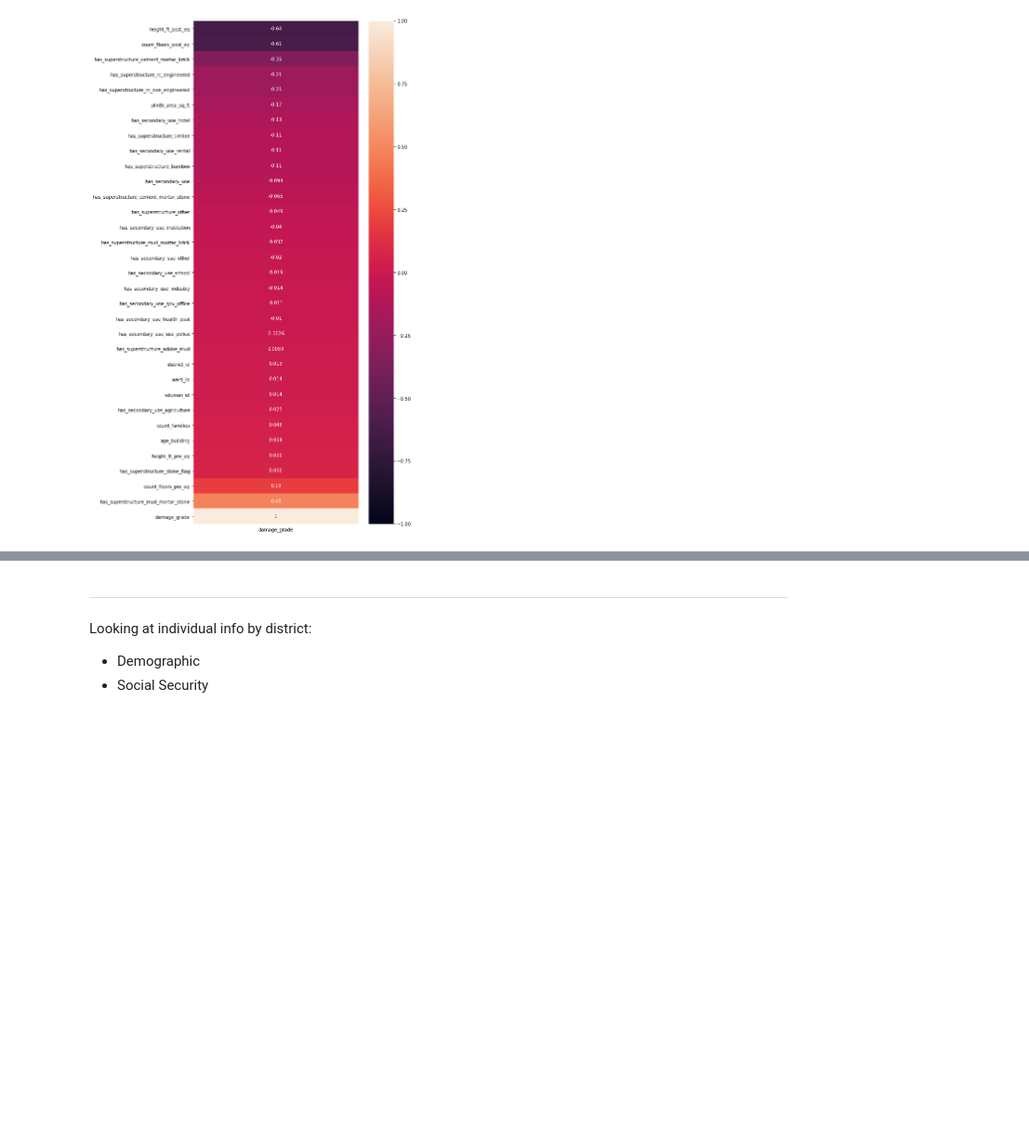
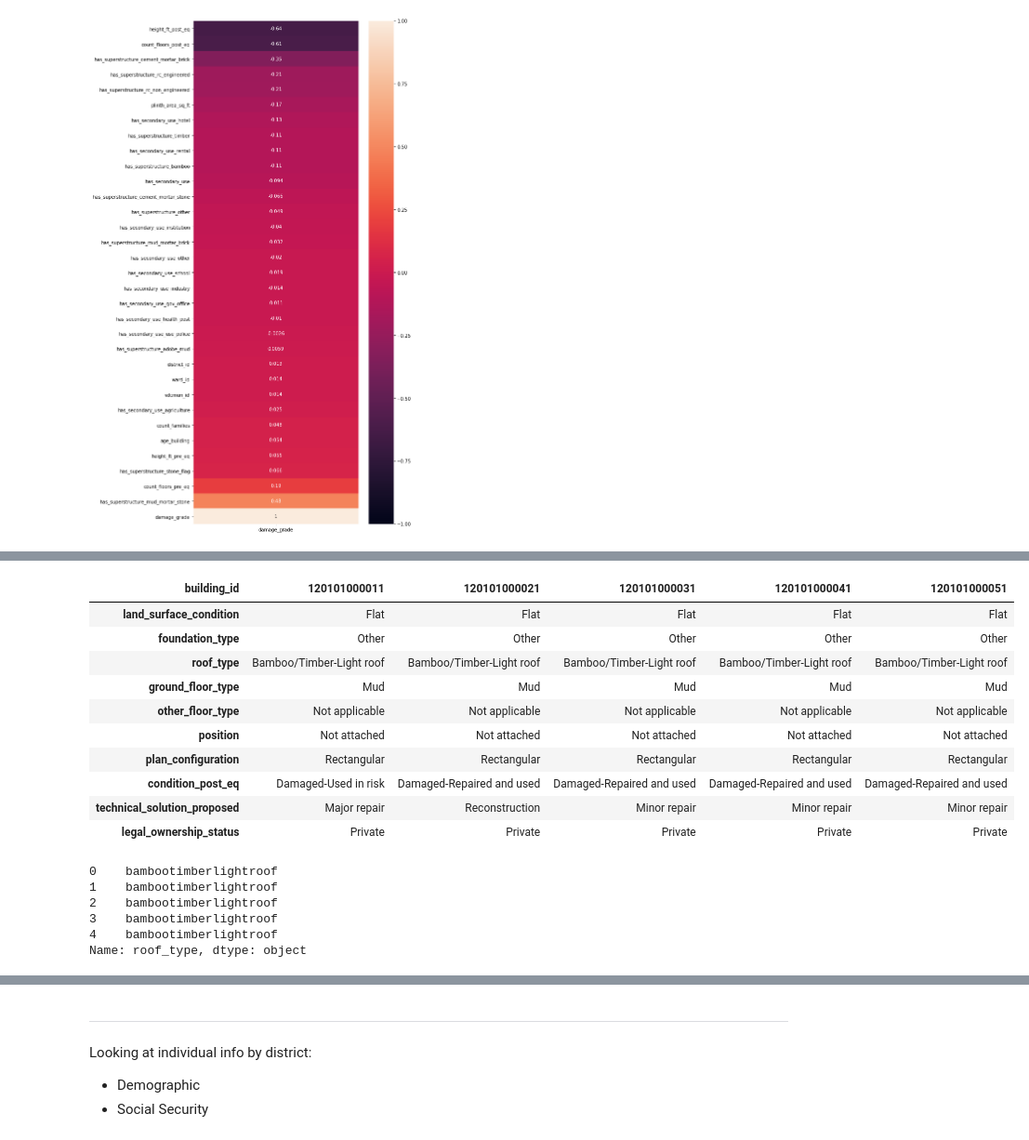
Before and after one commit to JesselyEnriquez/climateJustice, a Jupyter notebook: Code/Cleaning_N_EDA/earthquake_scrub.ipynb, the cells around one changed output, grey strips where cells are left out. Shown at 93% size. Cells and saved outputs as stored; diff of their text form; code cells hidden in the pictures; blank space fills up the shorter version.

```diff
--- a/Code/Cleaning_N_EDA/earthquake_scrub.ipynb
+++ b/Code/Cleaning_N_EDA/earthquake_scrub.ipynb
@@ -438,0 +427,4 @@ sns.heatmap(corr, annot = True, vmin = -1, vmax = 1);
+# %%
+categorical = ['object']
+catdf = result.copy().select_dtypes(include=categorical)
+catdf.head()
@@ -438,0 +438,24 @@ sns.heatmap(corr, annot = True, vmin = -1, vmax = 1);
+# %%
+catdf.head().T
+# %% [output]
+| building_id | 120101000011 | 120101000021 | 120101000031 | 120101000041 | 120101000051 |
+| land_surface_condition | Flat | Flat | Flat | Flat | Flat |
+| foundation_type | Other | Other | Other | Other | Other |
+| roof_type | Bamboo/Timber-Light roof | Bamboo/Timber-Light roof | Bamboo/Timber-Light roof | Bamboo/Timber-Light roof | Bamboo/Timber-Light roof |
+| ground_floor_type | Mud | Mud | Mud | Mud | Mud |
+| other_floor_type | Not applicable | Not applicable | Not applicable | Not applicable | Not applicable |
+| position | Not attached | Not attached | Not attached | Not attached | Not attached |
+| plan_configuration | Rectangular | Rectangular | Rectangular | Rectangular | Rectangular |
+| condition_post_eq | Damaged-Used in risk | Damaged-Repaired and used | Damaged-Repaired and used | Damaged-Repaired and used | Damaged-Repaired and used |
+| technical_solution_proposed | Major repair | Reconstruction | Minor repair | Minor repair | Minor repair |
+| legal_ownership_status | Private | Private | Private | Private | Private |
+# %%
+# testing nlp cleaning function to apply to all values in a string function to apply to dataframe
+catdf['roof_type'].apply(pre_process).str.replace(' ', '').str.lower().head()
+# %% [output]
+0    bambootimberlightroof
+1    bambootimberlightroof
+2    bambootimberlightroof
+3    bambootimberlightroof
+4    bambootimberlightroof
+Name: roof_type, dtype: object
```
Also changed, not shown: parts of 13 cells of this notebook, 3 other files.
